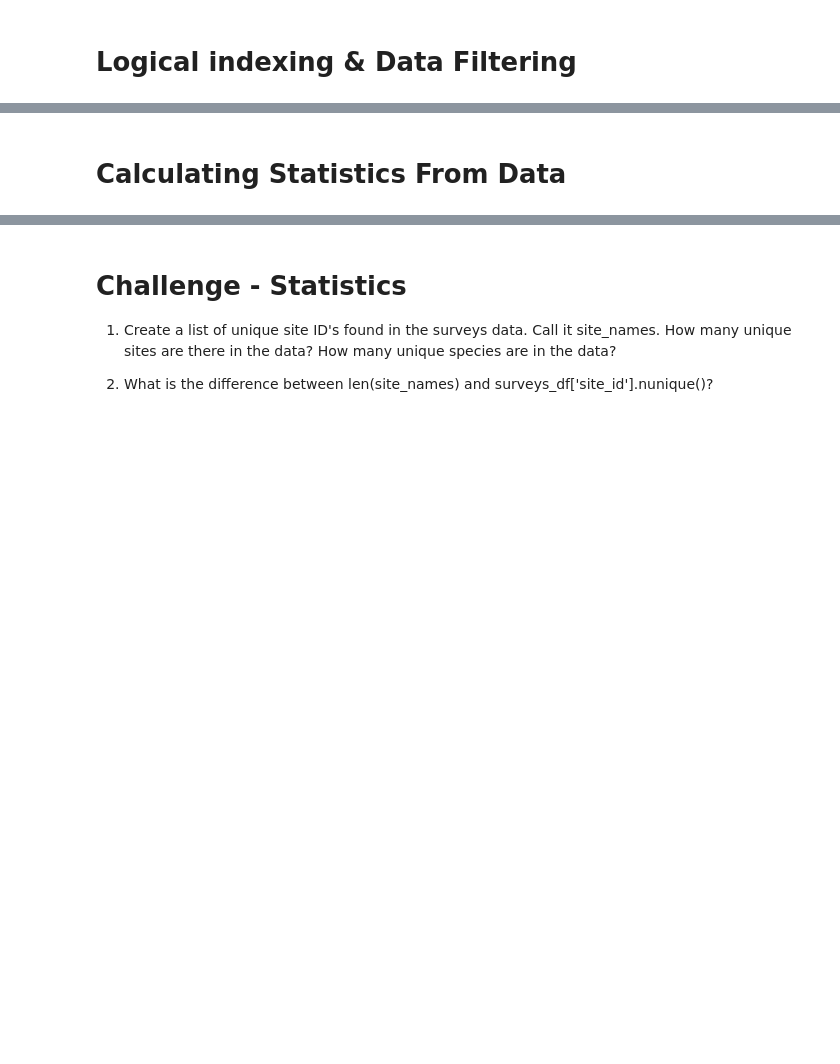
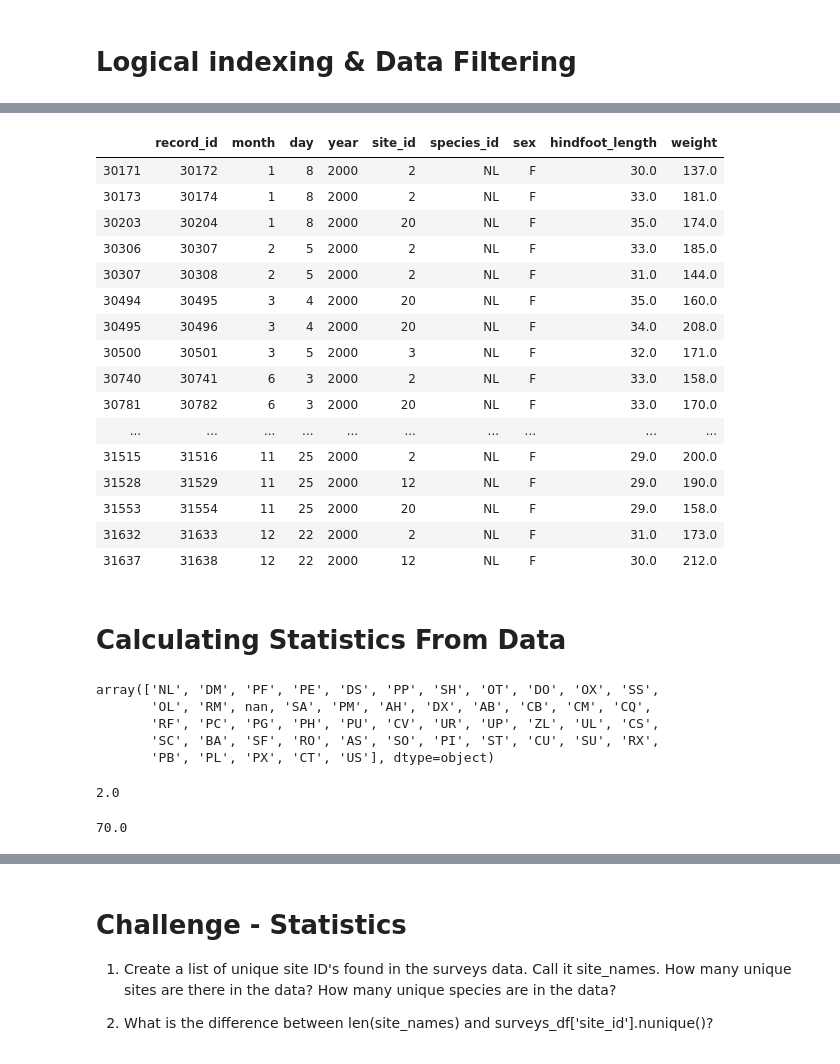
Before and after one commit to rksin8/data_science_projects, a Jupyter notebook: Data_Analysis_with_python.ipynb, the cells around one changed output, grey strips where cells are left out. Cells and saved outputs as stored; diff of their text form; code cells hidden in the pictures; blank space fills up the shorter version.

```diff
--- a/Data_Analysis_with_python.ipynb
+++ b/Data_Analysis_with_python.ipynb
@@ -146,5 +385,33 @@ df[(df.year == 2000) & (df.sex=='F') & (df.weight > 100)]
+# %%
+# Let's add one more condition for weight, now we want to extract data for year=2000 of female
+# species having weight greater that 100
+surveys_df[(surveys_df.year == 2000) & (surveys_df.sex=='F') & (surveys_df.weight > 100)]
+# %% [output]
+|  | record_id | month | day | year | site_id | species_id | sex | hindfoot_length | weight |
+| 30171 | 30172 | 1 | 8 | 2000 | 2 | NL | F | 30.0 | 137.0 |
+| 30173 | 30174 | 1 | 8 | 2000 | 2 | NL | F | 33.0 | 181.0 |
+| 30203 | 30204 | 1 | 8 | 2000 | 20 | NL | F | 35.0 | 174.0 |
+| 30306 | 30307 | 2 | 5 | 2000 | 2 | NL | F | 33.0 | 185.0 |
+| 30307 | 30308 | 2 | 5 | 2000 | 2 | NL | F | 31.0 | 144.0 |
+| 30494 | 30495 | 3 | 4 | 2000 | 20 | NL | F | 35.0 | 160.0 |
+| 30495 | 30496 | 3 | 4 | 2000 | 20 | NL | F | 34.0 | 208.0 |
+| 30500 | 30501 | 3 | 5 | 2000 | 3 | NL | F | 32.0 | 171.0 |
+| 30740 | 30741 | 6 | 3 | 2000 | 2 | NL | F | 33.0 | 158.0 |
+| 30781 | 30782 | 6 | 3 | 2000 | 20 | NL | F | 33.0 | 170.0 |
+| ... | ... | ... | ... | ... | ... | ... | ... | ... | ... |
+| 31515 | 31516 | 11 | 25 | 2000 | 2 | NL | F | 29.0 | 200.0 |
+| 31528 | 31529 | 11 | 25 | 2000 | 12 | NL | F | 29.0 | 190.0 |
+| 31553 | 31554 | 11 | 25 | 2000 | 20 | NL | F | 29.0 | 158.0 |
+| 31632 | 31633 | 12 | 22 | 2000 | 2 | NL | F | 31.0 | 173.0 |
+| 31637 | 31638 | 12 | 22 | 2000 | 12 | NL | F | 30.0 | 212.0 |
 # %% [markdown]
 # Calculating Statistics From Data
 # %%
 # How many species we have?
-pd.unique(df['species_id'])
+surveys_df['species_id'].unique()     # shape, size both works
+# %% [output]
+array(['NL', 'DM', 'PF', 'PE', 'DS', 'PP', 'SH', 'OT', 'DO', 'OX', 'SS',
+       'OL', 'RM', nan, 'SA', 'PM', 'AH', 'DX', 'AB', 'CB', 'CM', 'CQ',
+       'RF', 'PC', 'PG', 'PH', 'PU', 'CV', 'UR', 'UP', 'ZL', 'UL', 'CS',
+       'SC', 'BA', 'SF', 'RO', 'AS', 'SO', 'PI', 'ST', 'CU', 'SU', 'RX',
+       'PB', 'PL', 'PX', 'CT', 'US'], dtype=object)
@@ -153,5 +418,9 @@ df['species_id'].unique()     # shape, size both works
 # %%
-df.hindfoot_length.min()
+surveys_df.hindfoot_length.min()
+# %% [output]
+2.0
 # %%
-df.hindfoot_length.max()
+surveys_df.hindfoot_length.max()
+# %% [output]
+70.0
 # %%
```
Also changed, not shown: parts of 70 cells of this notebook.
